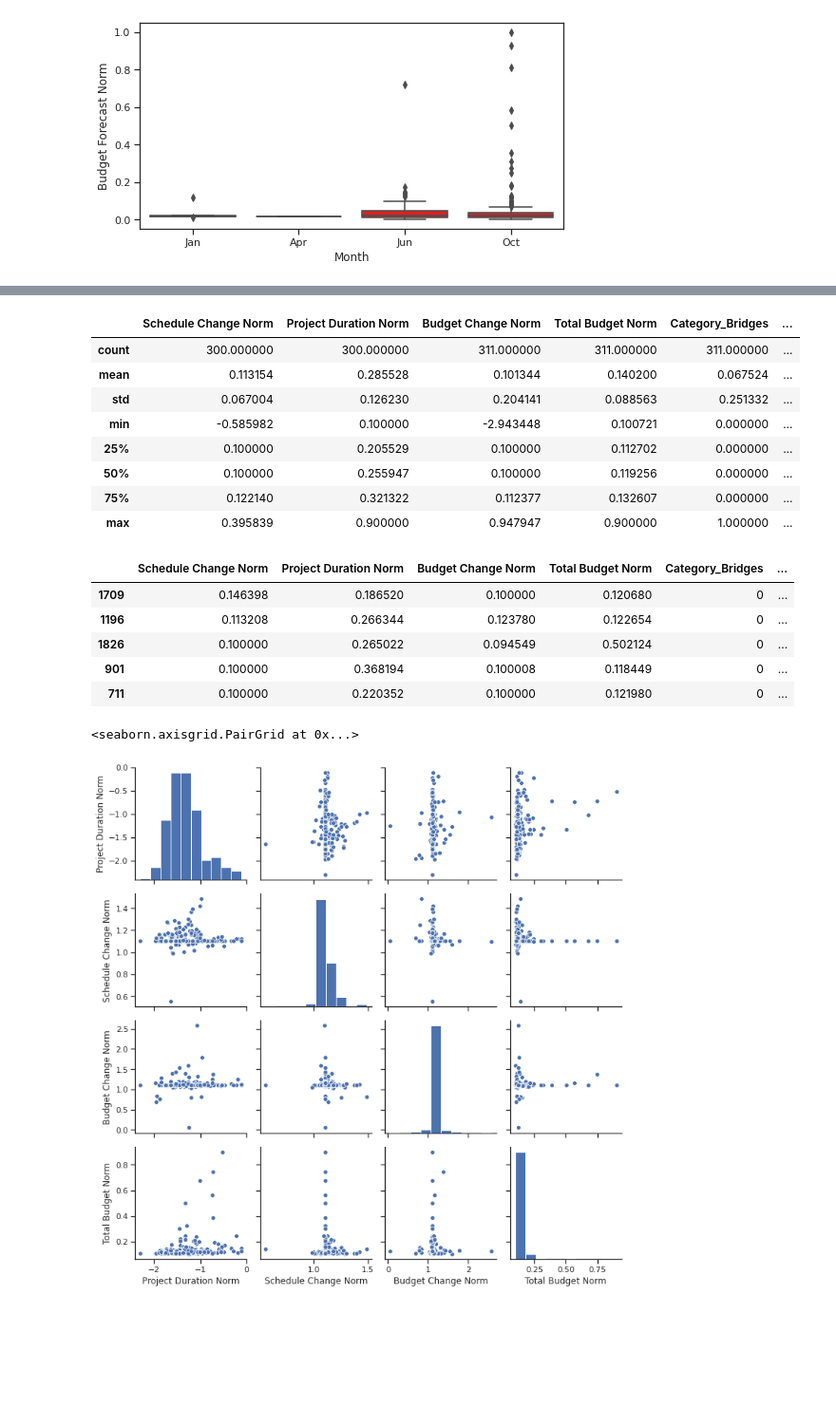
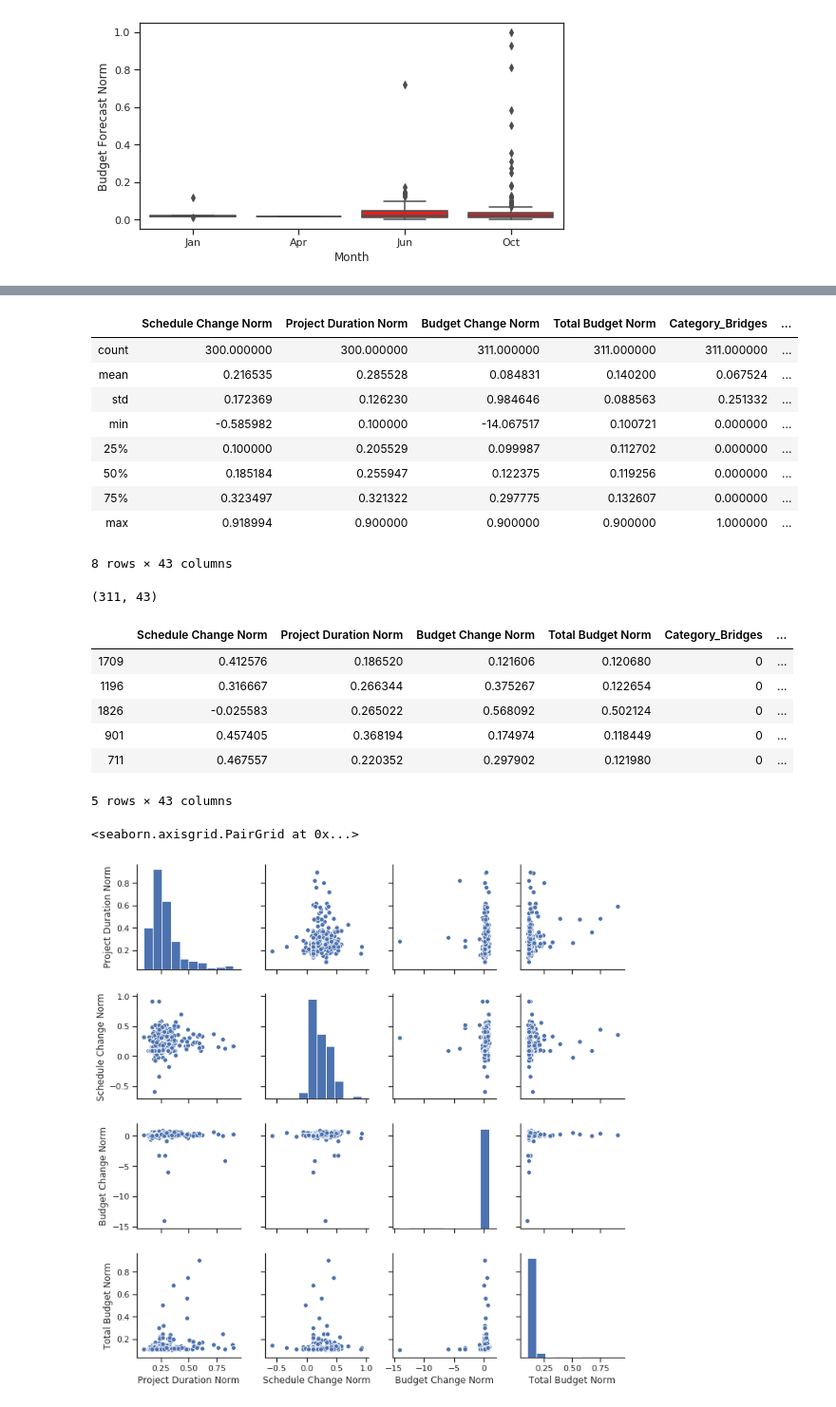
Before and after one commit to gurdeep101/2020-CS109B, a Jupyter notebook: content/project/E - Predicting Project Success/code/ProjectE_Group41_NM_v1_5.ipynb, the cells around one changed output, grey strips where cells are left out. Shown: that part at 95% size. Drawn from its saved outputs; the diff is of its cells as text; code cells hidden in the pictures; blank space fills up the shorter version.

```diff
--- a/content/project/E - Predicting Project Success/code/ProjectE_Group41_NM_v1_5.ipynb
+++ b/content/project/E - Predicting Project Success/code/ProjectE_Group41_NM_v1_5.ipynb
@@ -31,7 +31,8 @@ Drive already mounted at /content/gdrive; to attempt to forcibly remount, call d
 ### Read in and basic overview
 # %%
 # Read csv dataset
-path_dataset = 'gdrive/My Drive/CS109BProject/data/Capital_Projects.csv'
+#path_dataset = 'gdrive/My Drive/CS109BProject/data/Capital_Projects.csv'
+path_dataset = '../data/Capital_Projects.csv'
 df = pd.read_csv(path_dataset)
 #print(df.shape)
 df.replace('', np.nan, inplace=True)
@@ -134,7 +135,7 @@ plt.show()
 ### (a) Schedule Change Norm ===>  Change Normalized to Project Duration of each project
 ### (b) Project Duration Norm ===> Normalized over all projects (to normalize across big and small projects)
 df['Project Duration'] = df['Forecast Completion'] - df['Design Start']
-df['Schedule Change Norm'] = (0.9-0.1)*df['Latest Schedule Changes']/(df['Project Duration']/pd.Timedelta(days=1)) + 0.1
+df['Schedule Change Norm'] = (0.9-0.1)*df['Total Schedule Changes']/(df['Project Duration']/pd.Timedelta(days=1)) + 0.1
 max_project_duration = max(df['Project Duration'])
 min_project_duration = min(df['Project Duration'])
 df['Project Duration Norm'] = (0.9 - 0.1) * (df['Project Duration'] - min_project_duration) / (max_project_duration - min_project_duration) + 0.1
@@ -159,7 +160,7 @@ Max Project Duration: 9736 days 00:00:00
 # %%
 ### (a) Budget Change Norm ===>  Budget Change Normalized to Final Budget of each project
 ### (b) Total Budget Norm ===> Budget Forecast Normalized through all projects
-df['Budget Change Norm'] = (0.9-0.1)*df['Latest Budget Changes']/df['Budget Forecast'] + 0.1
+df['Budget Change Norm'] = (0.9-0.1)*df['Total Budget Changes']/df['Budget Forecast'] + 0.1
 max_budget_final = max(df['Budget Forecast'])
 min_budget_final = min(df['Budget Forecast'])
 df['Total Budget Norm'] = (0.9-0.1)*(df['Budget Forecast'] - min_budget_final)/(max_budget_final - min_budget_final) + 0.1
@@ -203,13 +204,18 @@ nyc_df.describe(include='all')
 # %% [output]
 |  | Schedule Change Norm | Project Duration Norm | Budget Change Norm | Total Budget Norm | Category_Bridges | ... |
 | count | 300.000000 | 300.000000 | 311.000000 | 311.000000 | 311.000000 | ... |
-| mean | 0.113154 | 0.285528 | 0.101344 | 0.140200 | 0.067524 | ... |
-| std | 0.067004 | 0.126230 | 0.204141 | 0.088563 | 0.251332 | ... |
-| min | -0.585982 | 0.100000 | -2.943448 | 0.100721 | 0.000000 | ... |
-| 25% | 0.100000 | 0.205529 | 0.100000 | 0.112702 | 0.000000 | ... |
-| 50% | 0.100000 | 0.255947 | 0.100000 | 0.119256 | 0.000000 | ... |
-| 75% | 0.122140 | 0.321322 | 0.112377 | 0.132607 | 0.000000 | ... |
-| max | 0.395839 | 0.900000 | 0.947947 | 0.900000 | 1.000000 | ... |
+| mean | 0.216535 | 0.285528 | 0.084831 | 0.140200 | 0.067524 | ... |
+| std | 0.172369 | 0.126230 | 0.984646 | 0.088563 | 0.251332 | ... |
+| min | -0.585982 | 0.100000 | -14.067517 | 0.100721 | 0.000000 | ... |
+| 25% | 0.100000 | 0.205529 | 0.099987 | 0.112702 | 0.000000 | ... |
+| 50% | 0.185184 | 0.255947 | 0.122375 | 0.119256 | 0.000000 | ... |
+| 75% | 0.323497 | 0.321322 | 0.297775 | 0.132607 | 0.000000 | ... |
+| max | 0.918994 | 0.900000 | 0.900000 | 0.900000 | 1.000000 | ... |
+8 rows × 43 columns
+# %%
+nyc_df.shape
+# %% [output]
+(311, 43)
 # %%
 nyc_df = nyc_df.dropna()
 nyc_train, nyc_test = train_test_split(nyc_df, test_size=.2, random_state=90)
@@ -217,27 +223,35 @@ nyc_train, nyc_test = train_test_split(nyc_df, test_size=.2, random_state=90)
 nyc_train.head()
 # %% [output]
 |  | Schedule Change Norm | Project Duration Norm | Budget Change Norm | Total Budget Norm | Category_Bridges | ... |
-| 1709 | 0.146398 | 0.186520 | 0.100000 | 0.120680 | 0 | ... |
-| 1196 | 0.113208 | 0.266344 | 0.123780 | 0.122654 | 0 | ... |
-| 1826 | 0.100000 | 0.265022 | 0.094549 | 0.502124 | 0 | ... |
-| 901 | 0.100000 | 0.368194 | 0.100008 | 0.118449 | 0 | ... |
-| 711 | 0.100000 | 0.220352 | 0.100000 | 0.121980 | 0 | ... |
+| 1709 | 0.412576 | 0.186520 | 0.121606 | 0.120680 | 0 | ... |
+| 1196 | 0.316667 | 0.266344 | 0.375267 | 0.122654 | 0 | ... |
+| 1826 | -0.025583 | 0.265022 | 0.568092 | 0.502124 | 0 | ... |
+| 901 | 0.457405 | 0.368194 | 0.174974 | 0.118449 | 0 | ... |
+| 711 | 0.467557 | 0.220352 | 0.297902 | 0.121980 | 0 | ... |
+5 rows × 43 columns
 # %%
 qual_columns = ['Project Duration Norm',	'Schedule Change Norm',
                 'Budget Change Norm',	'Total Budget Norm']
 #scatter_matrix(nyc_train[qual_columns].sample(frac=0.4, axis=0),alpha=0.5, figsize=(25,20));
 plt_df = nyc_train.copy()
-plt_df['Budget Change Norm'] = np.exp(plt_df['Budget Change Norm'])
-plt_df['Total Budget Norm'] = np.abs(plt_df['Total Budget Norm'])
-plt_df['Schedule Change Norm'] = np.exp(plt_df['Schedule Change Norm'])
-plt_df['Project Duration Norm'] = np.log(plt_df['Project Duration Norm'])
+
+plt_df['Budget Change Norm'] = plt_df['Budget Change Norm']
+plt_df['Total Budget Norm'] = plt_df['Total Budget Norm']
+plt_df['Schedule Change Norm'] = plt_df['Schedule Change Norm']
+plt_df['Project Duration Norm'] = plt_df['Project Duration Norm']
+
+# plt_df['Budget Change Norm'] = np.exp(plt_df['Budget Change Norm'])
+# plt_df['Total Budget Norm'] = np.abs(plt_df['Total Budget Norm'])
+# plt_df['Schedule Change Norm'] = np.exp(plt_df['Schedule Change Norm'])
+# plt_df['Project Duration Norm'] = np.log(plt_df['Project Duration Norm'])
+
 import seaborn as sns
 sns.set(style="ticks")
 sns.pairplot(plt_df[qual_columns])
 #nyc_train = plt_df
 # %% [output]
 <seaborn.axisgrid.PairGrid at 0x...>
-[figure, old version]
+[figure, new version]
 # %%
 nyc_train[qual_columns].corr()
 # %% [output]
```
Also changed, not shown: parts of 26 cells of this notebook.
